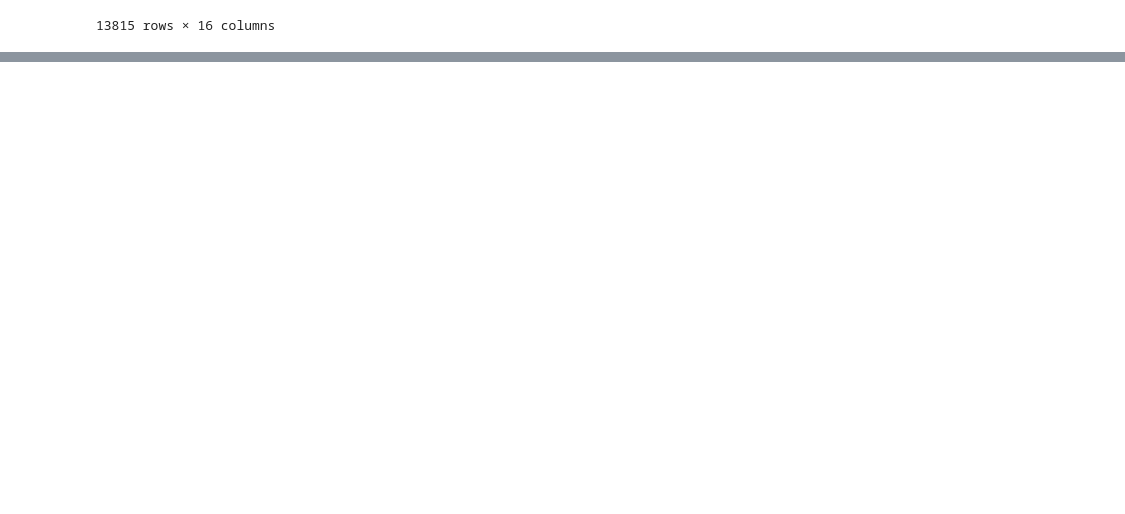
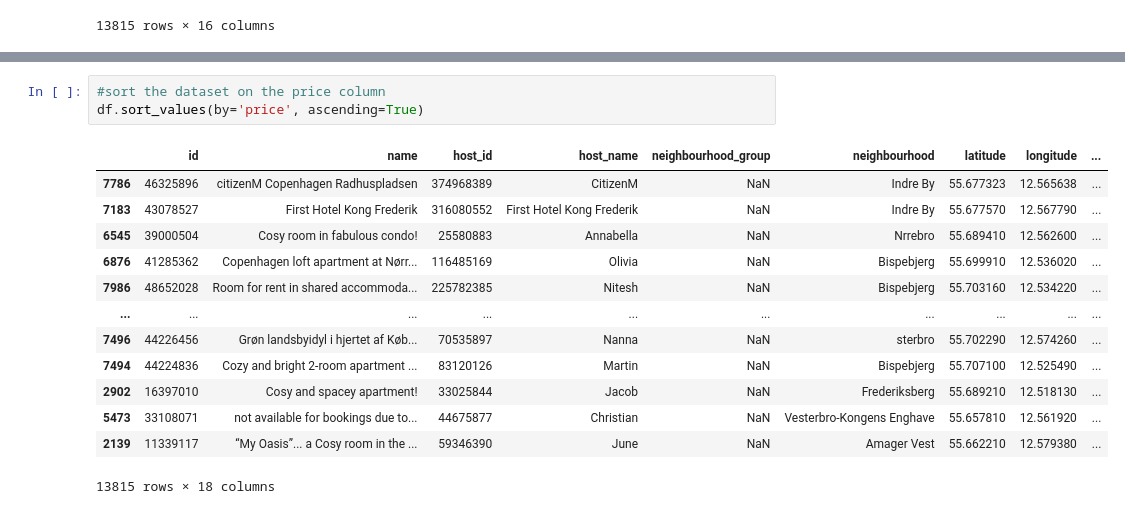
Before and after one commit to Arlinda96/BA-Project, a Jupyter notebook: airbnb_project.ipynb, the cells around one changed output, grey strips where cells are left out. Cells and saved outputs as stored; diff of their text form; blank space fills up the shorter version.

```diff
--- a/airbnb_project.ipynb
+++ b/airbnb_project.ipynb
@@ -84,3 +85,20 @@ df.set_index('id')
 | 658612163688161695 | Cosy apartment with a great view ... | 256903668 | Sam | NaN | Brnshj-Husum | 55.730971 | 12.487993 | Entire home/apt | ... |
 | 648436253362373119 | Big Bedroom connected with a larg... | 141288846 | Tanja | NaN | Bispebjerg | 55.731420 | 12.521770 | Private room | ... |
 13815 rows × 17 columns
+# %%
+#sort the dataset on the price column
+df.sort_values(by='price', ascending=True)
+# %% [output]
+|  | id | name | host_id | host_name | neighbourhood_group | neighbourhood | latitude | longitude | ... |
+| 7786 | 46325896 | citizenM Copenhagen Radhuspladsen | 374968389 | CitizenM | NaN | Indre By | 55.677323 | 12.565638 | ... |
+| 7183 | 43078527 | First Hotel Kong Frederik | 316080552 | First Hotel Kong Frederik | NaN | Indre By | 55.677570 | 12.567790 | ... |
+| 6545 | 39000504 | Cosy room in fabulous condo! | 25580883 | Annabella | NaN | Nrrebro | 55.689410 | 12.562600 | ... |
+| 6876 | 41285362 | Copenhagen loft apartment at Nørr... | 116485169 | Olivia | NaN | Bispebjerg | 55.699910 | 12.536020 | ... |
+| 7986 | 48652028 | Room for rent in shared accommoda... | 225782385 | Nitesh | NaN | Bispebjerg | 55.703160 | 12.534220 | ... |
+| ... | ... | ... | ... | ... | ... | ... | ... | ... | ... |
+| 7496 | 44226456 | Grøn landsbyidyl i hjertet af Køb... | 70535897 | Nanna | NaN | sterbro | 55.702290 | 12.574260 | ... |
+| 7494 | 44224836 | Cozy and bright 2-room apartment ... | 83120126 | Martin | NaN | Bispebjerg | 55.707100 | 12.525490 | ... |
+| 2902 | 16397010 | Cosy and spacey apartment! | 33025844 | Jacob | NaN | Frederiksberg | 55.689210 | 12.518130 | ... |
+| 5473 | 33108071 | not available for bookings due to... | 44675877 | Christian | NaN | Vesterbro-Kongens Enghave | 55.657810 | 12.561920 | ... |
+| 2139 | 11339117 | “My Oasis”... a Cosy room in the ... | 59346390 | June | NaN | Amager Vest | 55.662210 | 12.579380 | ... |
+13815 rows × 18 columns
```
Also changed, not shown: parts of 1 cell of this notebook.
